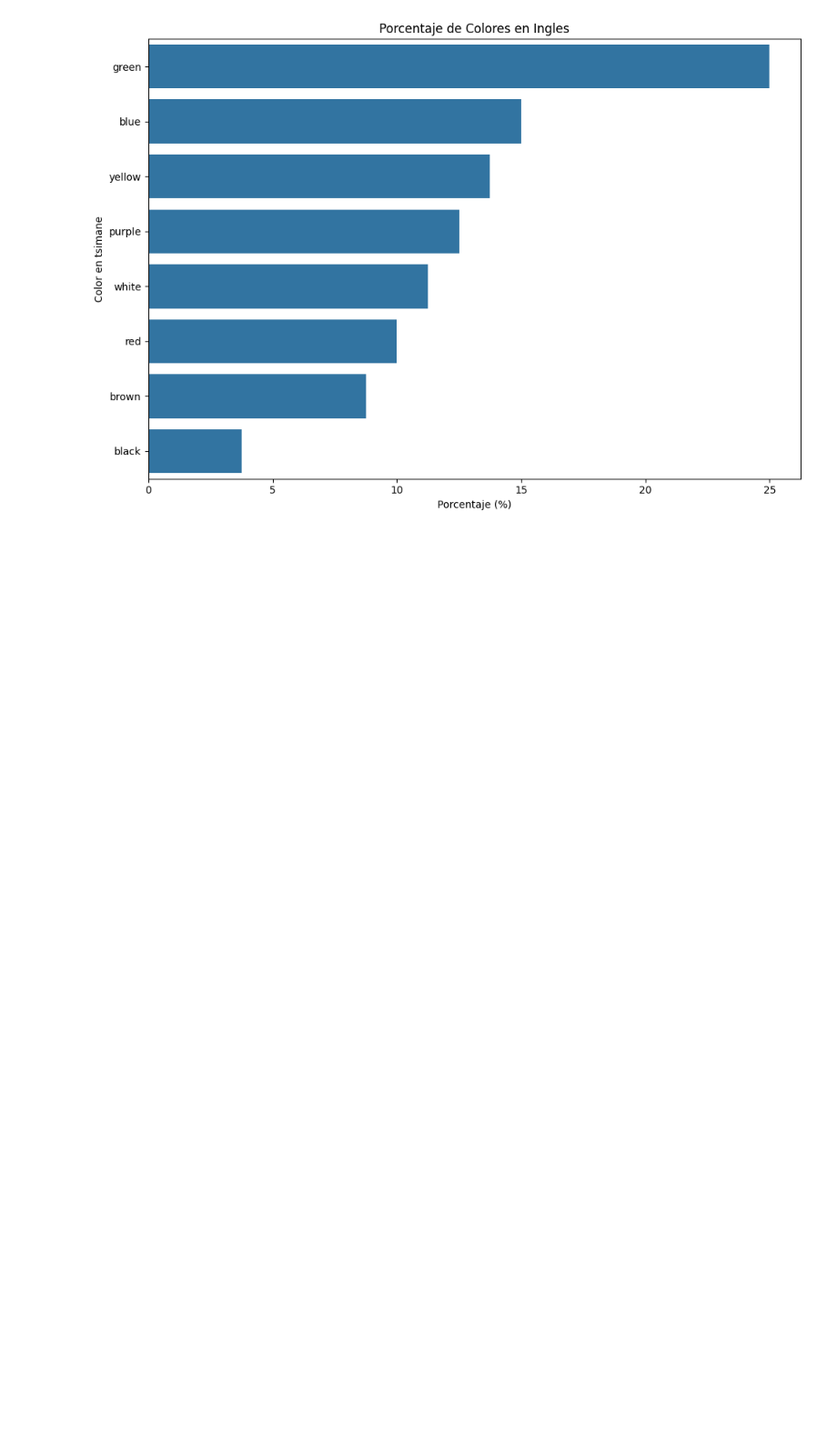
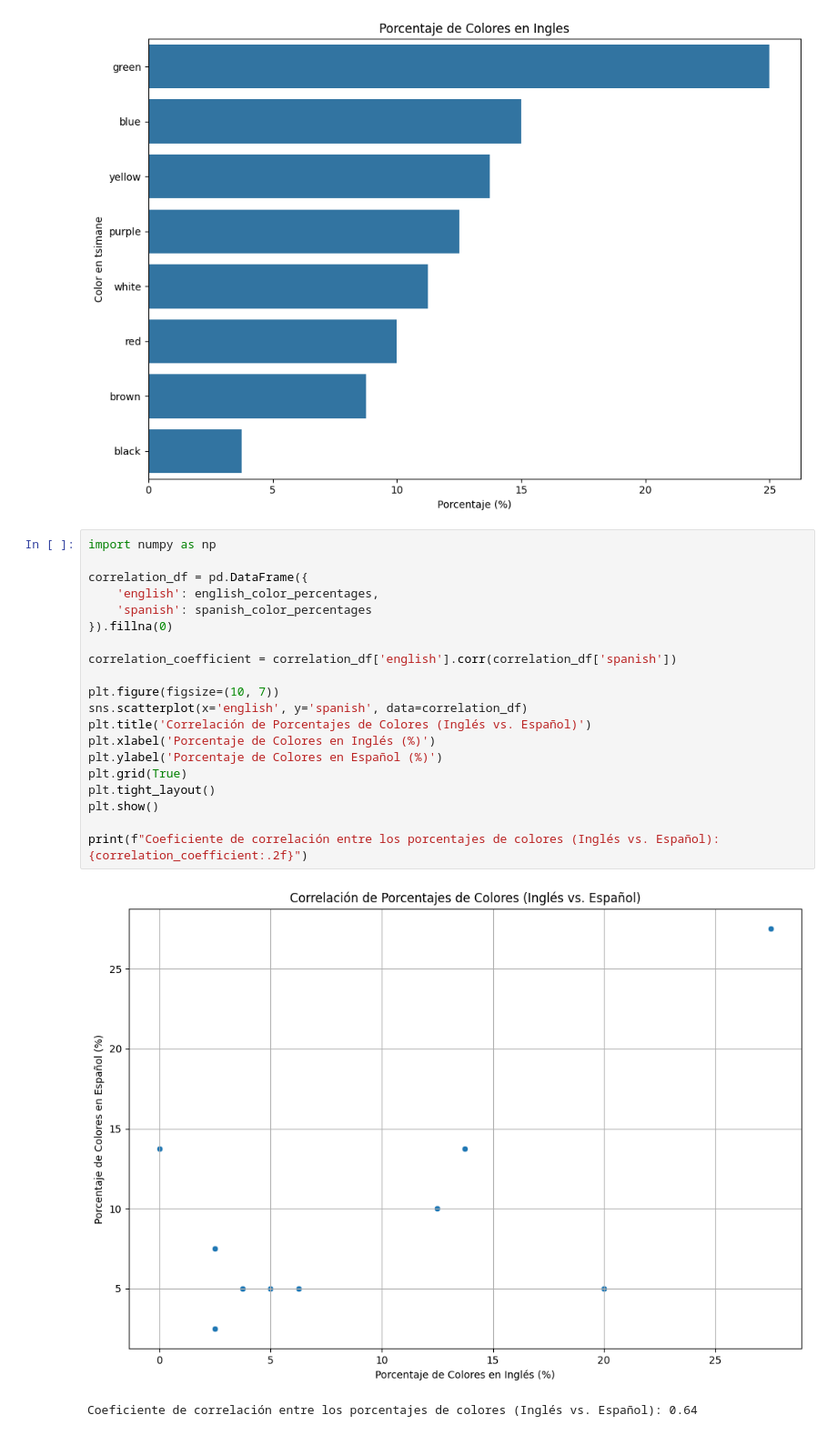
Before and after one commit to aztcc/minerodedatos77, a Jupyter notebook: munsell_array.ipynb, the cells around one changed output. Shown at 91% size. Cells and saved outputs as stored; diff of their text form; blank space fills up the shorter version.

```diff
--- a/munsell_array.ipynb
+++ b/munsell_array.ipynb
@@ -99,3 +99,26 @@ plt.tight_layout()
 plt.show()
 # %% [output]
 [figure]
+# %%
+import numpy as np
+
+correlation_df = pd.DataFrame({
+    'english': english_color_percentages,
+    'spanish': spanish_color_percentages
+}).fillna(0)
+
+correlation_coefficient = correlation_df['english'].corr(correlation_df['spanish'])
+
+plt.figure(figsize=(10, 7))
+sns.scatterplot(x='english', y='spanish', data=correlation_df)
+plt.title('Correlación de Porcentajes de Colores (Inglés vs. Español)')
+plt.xlabel('Porcentaje de Colores en Inglés (%)')
+plt.ylabel('Porcentaje de Colores en Español (%)')
+plt.grid(True)
+plt.tight_layout()
+plt.show()
+
+print(f"Coeficiente de correlación entre los porcentajes de colores (Inglés vs. Español): {correlation_coefficient:.2f}")
+# %% [output]
+[figure, added]
+Coeficiente de correlación entre los porcentajes de colores (Inglés vs. Español): 0.64
```
Also changed, not shown: parts of 2 cells of this notebook.
